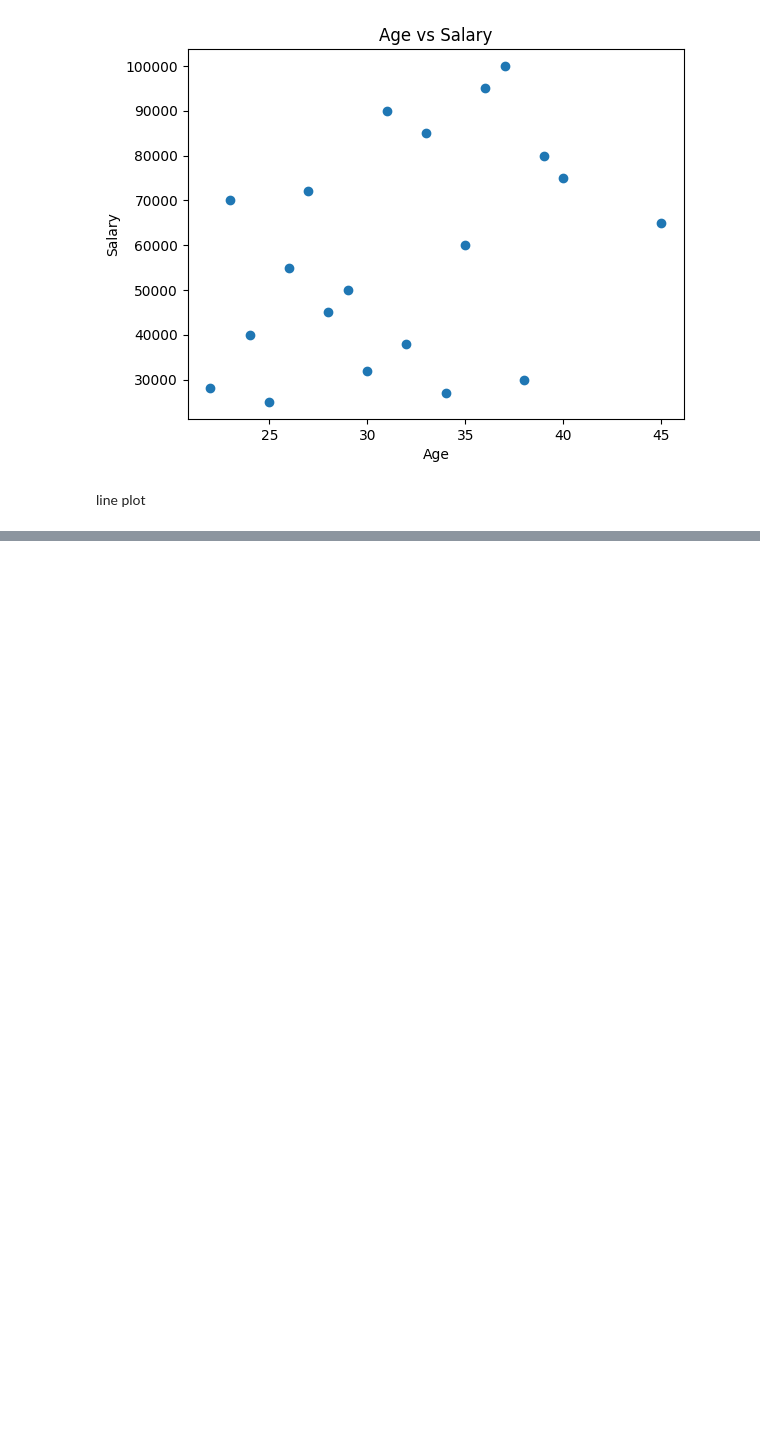
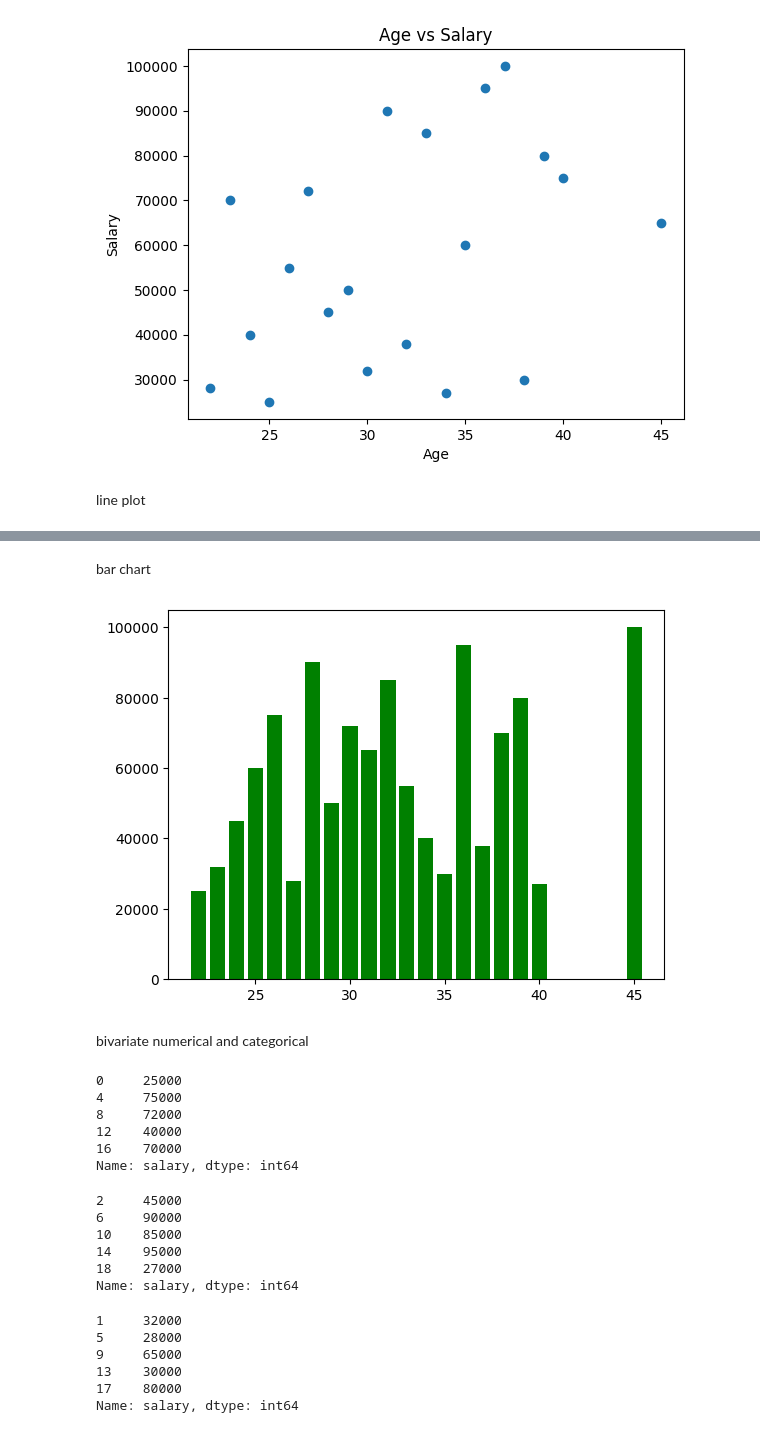
Before and after one commit to Kiran-Ghosh004/data-analysis-using-python, a Jupyter notebook: matplotlib.ipynb, the cells around one changed output, grey strips where cells are left out. Drawn from its saved outputs; the diff is of its cells as text; code cells hidden in the pictures; blank space fills up the shorter version.

```diff
--- a/matplotlib.ipynb
+++ b/matplotlib.ipynb
@@ -196,0 +199,39 @@ plt.show()
+# %% [markdown]
+bar chart
+# %%
+plt.bar(sort_age["age"],df["salary"],color="green",align="center")
+plt.show()
+# %% [output]
+[figure, added]
+# %% [markdown]
+bivariate numerical and categorical
+# %%
+hr_sal=df[df["dept"]== "HR"]["salary"]
+hr_sal
+# %% [output]
+0     25000
+4     75000
+8     72000
+12    40000
+16    70000
+Name: salary, dtype: int64
+# %%
+it_sal=df[df["dept"]== "IT"]["salary"]
+it_sal
+# %% [output]
+2     45000
+6     90000
+10    85000
+14    95000
+18    27000
+Name: salary, dtype: int64
+# %%
+finance_sal=df[df["dept"]== "Finance"]["salary"]
+finance_sal
+# %% [output]
+1     32000
+5     28000
+9     65000
+13    30000
+17    80000
+Name: salary, dtype: int64
```
Also changed, not shown: parts of 9 cells of this notebook.
